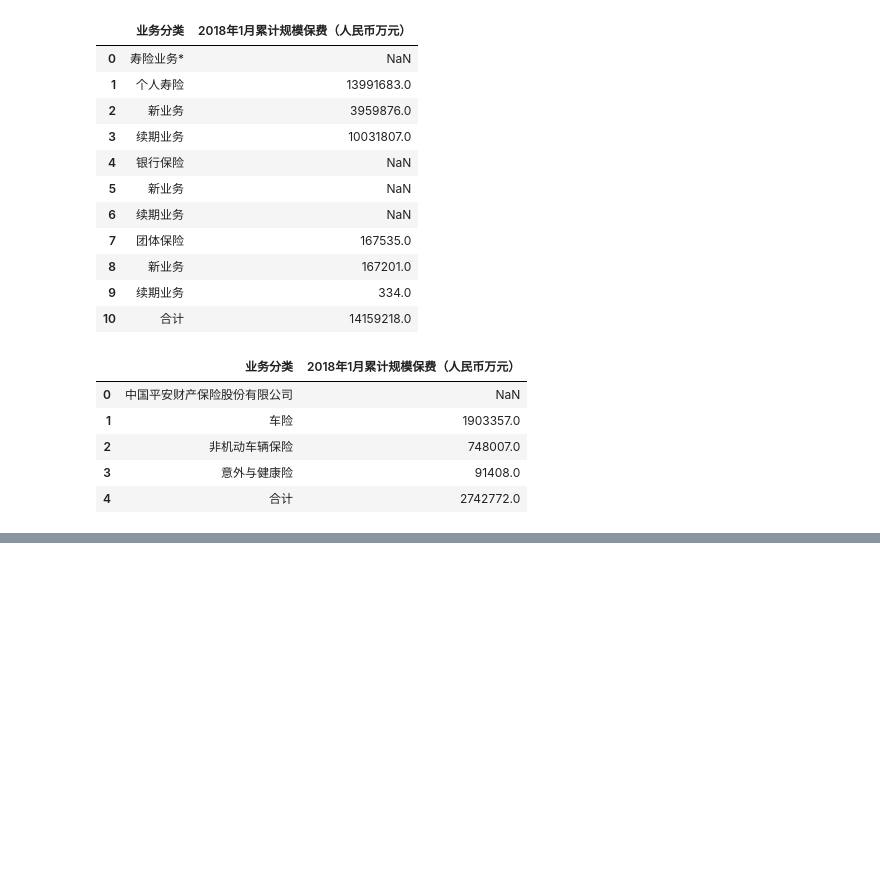
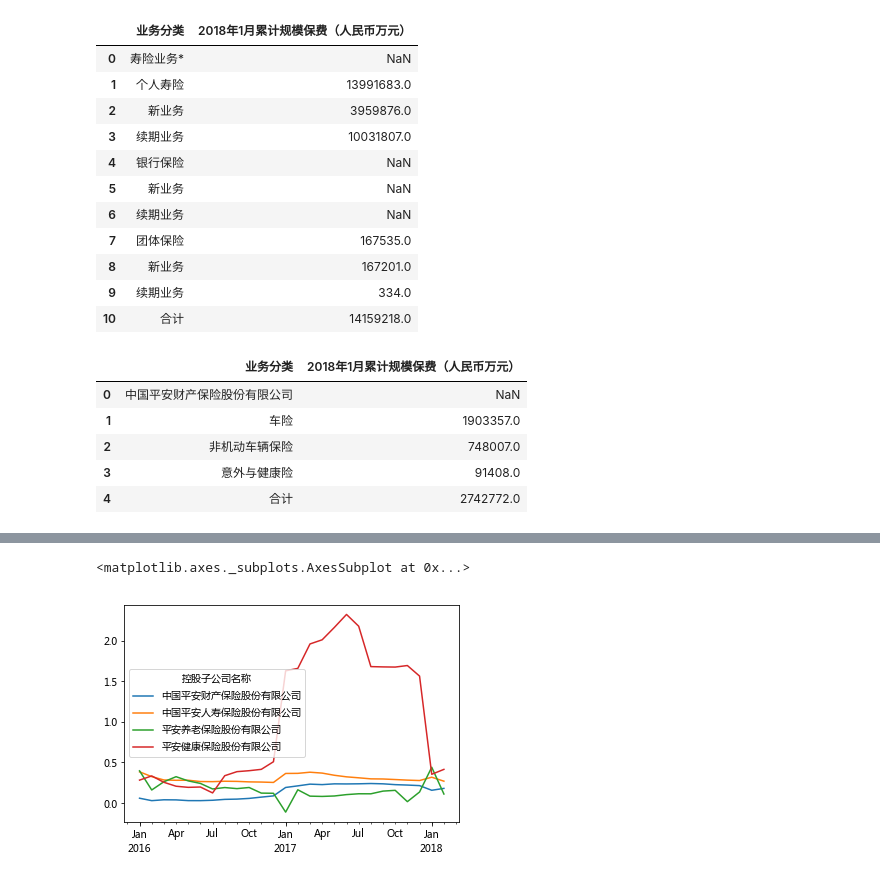
Before and after one commit to foodish/FinanceTools, a Jupyter notebook: pingan.ipynb, the cells around one changed output, grey strips where cells are left out. Saved outputs shown, nothing was run; the diff lists cells and outputs as text; code cells hidden in the pictures; blank space fills up the shorter version.

```diff
--- a/pingan.ipynb
+++ b/pingan.ipynb
@@ -122,0 +114,3 @@ Index(['控股子公司名称', '2017年1月累计规模保费（人民币万元
+# %%
+df1_pct = df_1.pct_change(periods=12)['2016-01-31':]
+df1_pct
@@ -122,0 +135,5 @@ Index(['控股子公司名称', '2017年1月累计规模保费（人民币万元
+# %%
+df1_pct.plot()
+# %% [output]
+<matplotlib.axes._subplots.AxesSubplot at 0x...>
+[figure, added]
```
Also changed, not shown: parts of 103 cells of this notebook, 5 other files.
